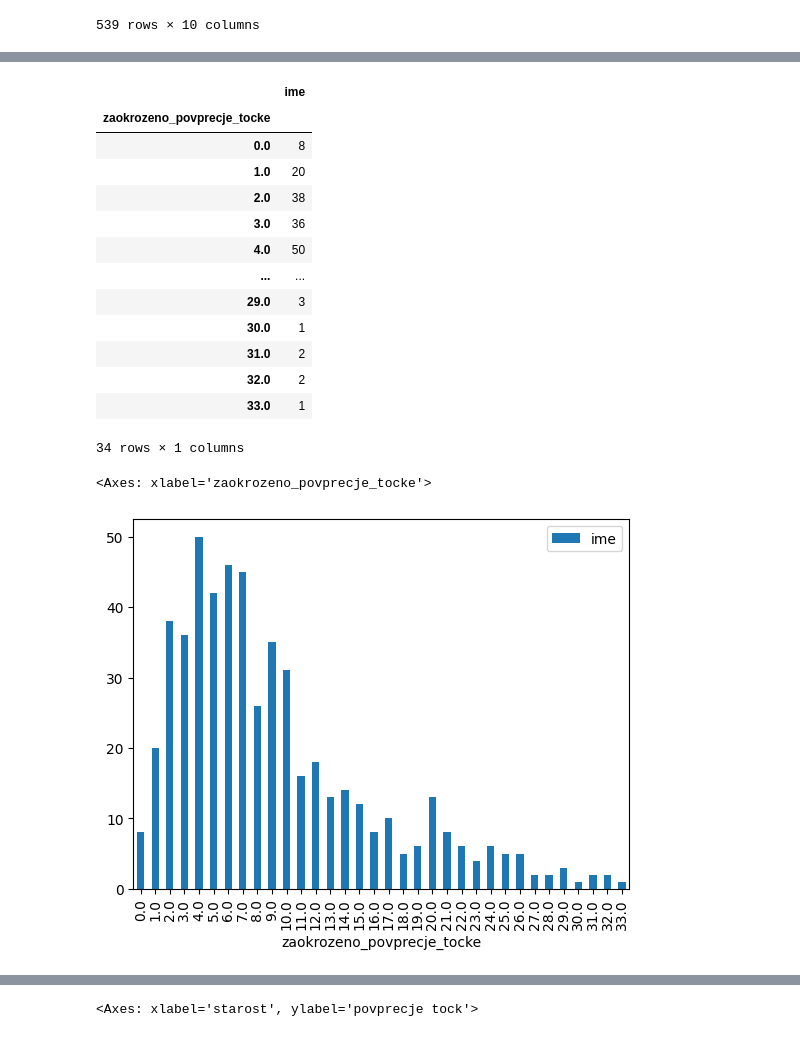
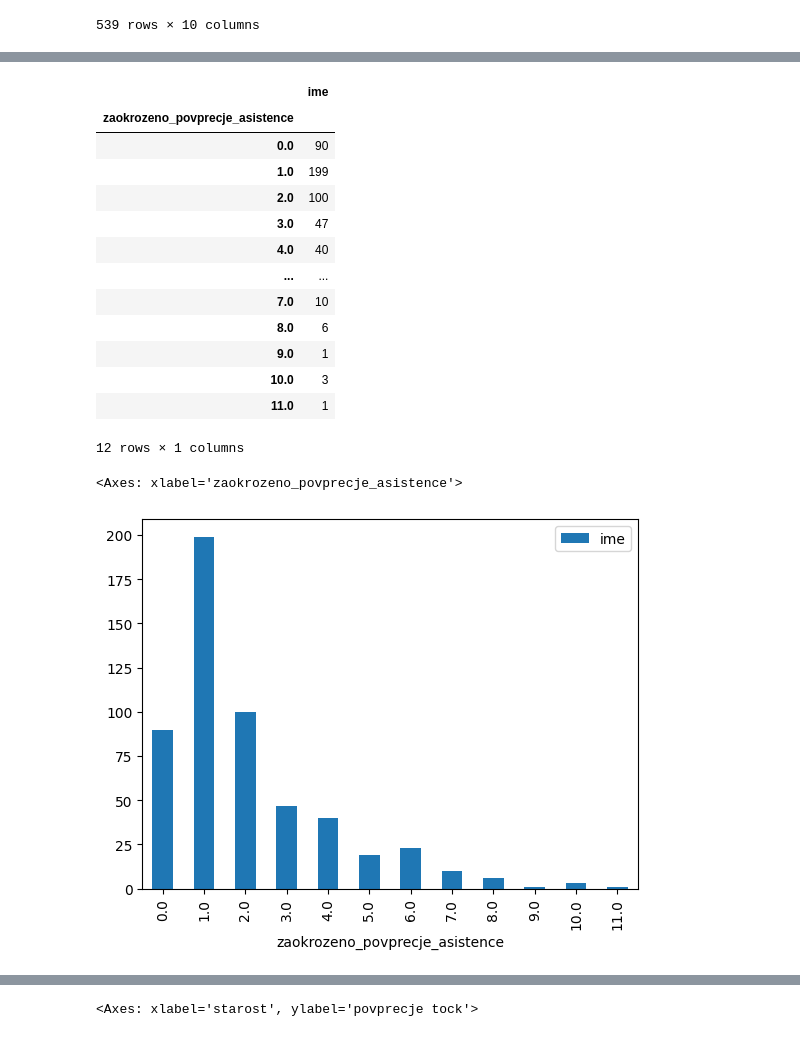
Before and after one commit to Miha-Novoselec/Projekt-Novoselec, a Jupyter notebook: Analiza-podatkov.ipynb, the cells around one changed output, grey strips where cells are left out. Cells and saved outputs as stored; diff of their text form; code cells hidden in the pictures.

```diff
--- a/Analiza-podatkov.ipynb
+++ b/Analiza-podatkov.ipynb
@@ -162,9 +162,11 @@ igralci
 | 66 | Sterling | Brown | 27 | SF | 4 | 0.0 | 1.0 | ... |
 539 rows × 10 columns
 # %%
-podtabela = igralci[["ime", "priimek", "starost", "povprecje_tocke"]].copy()
+podtabela = igralci[["ime", "priimek", "starost", "povprecje_asistence"]].copy()
 # %%
-podtabela["zaokrozeno_povprecje_tocke"] = igralci["povprecje_tocke"].round()
+podtabela["zaokrozeno_povprecje_asistence"] = igralci["povprecje_asistence"].round()
+# %%
+podtabela.sort_values(by="povprecje_asistence", ascending = False, inplace = True)
 # %%
 podtabela
 # %% [output]
@@ -191,26 +204,26 @@ igralci[filter]
 # %%
-igralci_po_tockah = podtabela.groupby(by = "zaokrozeno_povprecje_tocke")[["ime"]].count()
-igralci_po_tockah
+igralci_po_asistencah = podtabela.groupby(by = "zaokrozeno_povprecje_asistence")[["ime"]].count()
+igralci_po_asistencah
 # %% [output]
 |  | ime |
-| zaokrozeno_povprecje_tocke |  |
-| 0.0 | 8 |
-| 1.0 | 20 |
-| 2.0 | 38 |
-| 3.0 | 36 |
-| 4.0 | 50 |
+| zaokrozeno_povprecje_asistence |  |
+| 0.0 | 90 |
+| 1.0 | 199 |
+| 2.0 | 100 |
+| 3.0 | 47 |
+| 4.0 | 40 |
 | ... | ... |
-| 29.0 | 3 |
-| 30.0 | 1 |
-| 31.0 | 2 |
-| 32.0 | 2 |
-| 33.0 | 1 |
+| 7.0 | 10 |
+| 8.0 | 6 |
+| 9.0 | 1 |
+| 10.0 | 3 |
+| 11.0 | 1 |
-34 rows × 1 columns
+12 rows × 1 columns
 # %%
-igralci_po_tockah.plot.bar()
+igralci_po_asistencah.plot.bar()
 # %% [output]
-<Axes: xlabel='zaokrozeno_povprecje_tocke'>
+<Axes: xlabel='zaokrozeno_povprecje_asistence'>
-[figure, old version]
+[figure, new version]
 # %%
 podtabela.hist()
 # %% [output]
```
Also changed, not shown: parts of 12 cells of this notebook.
